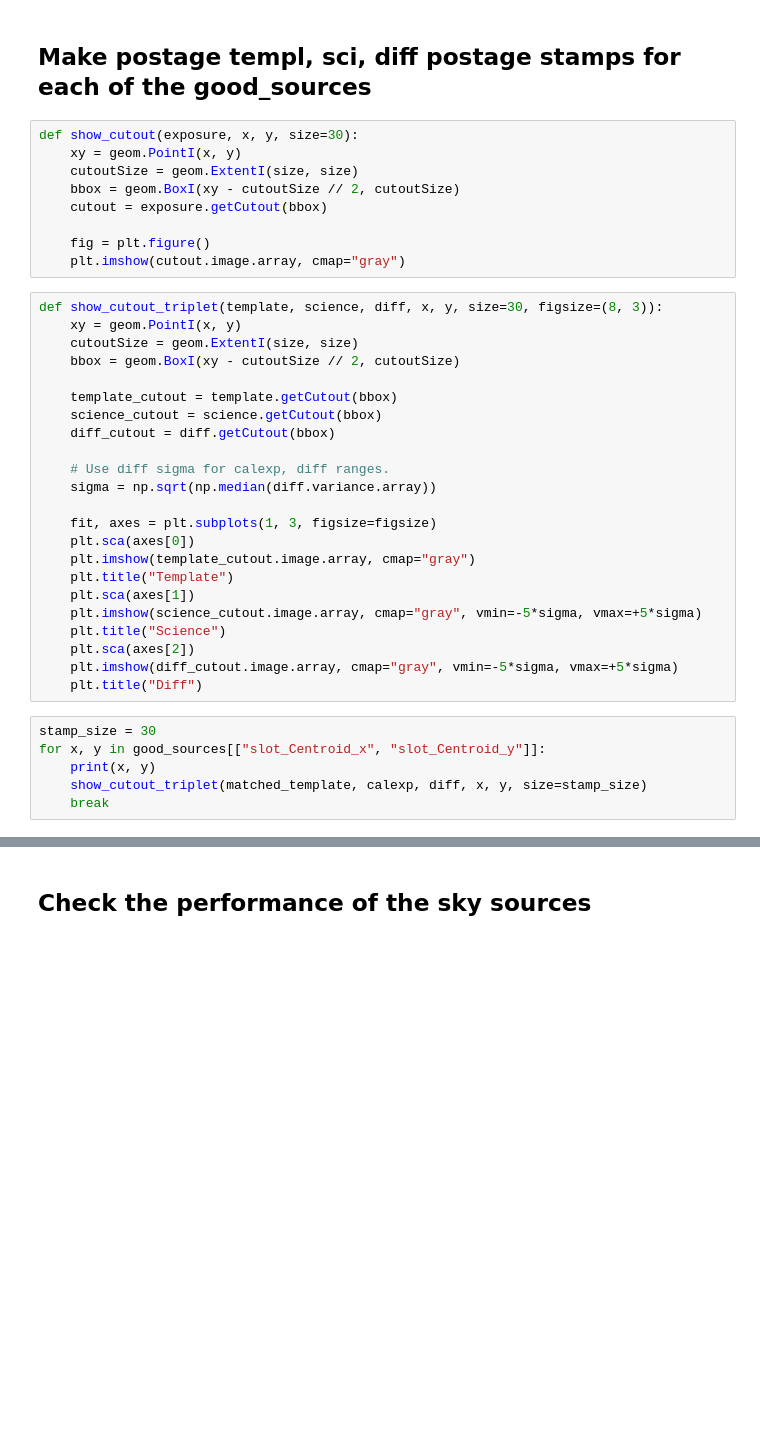
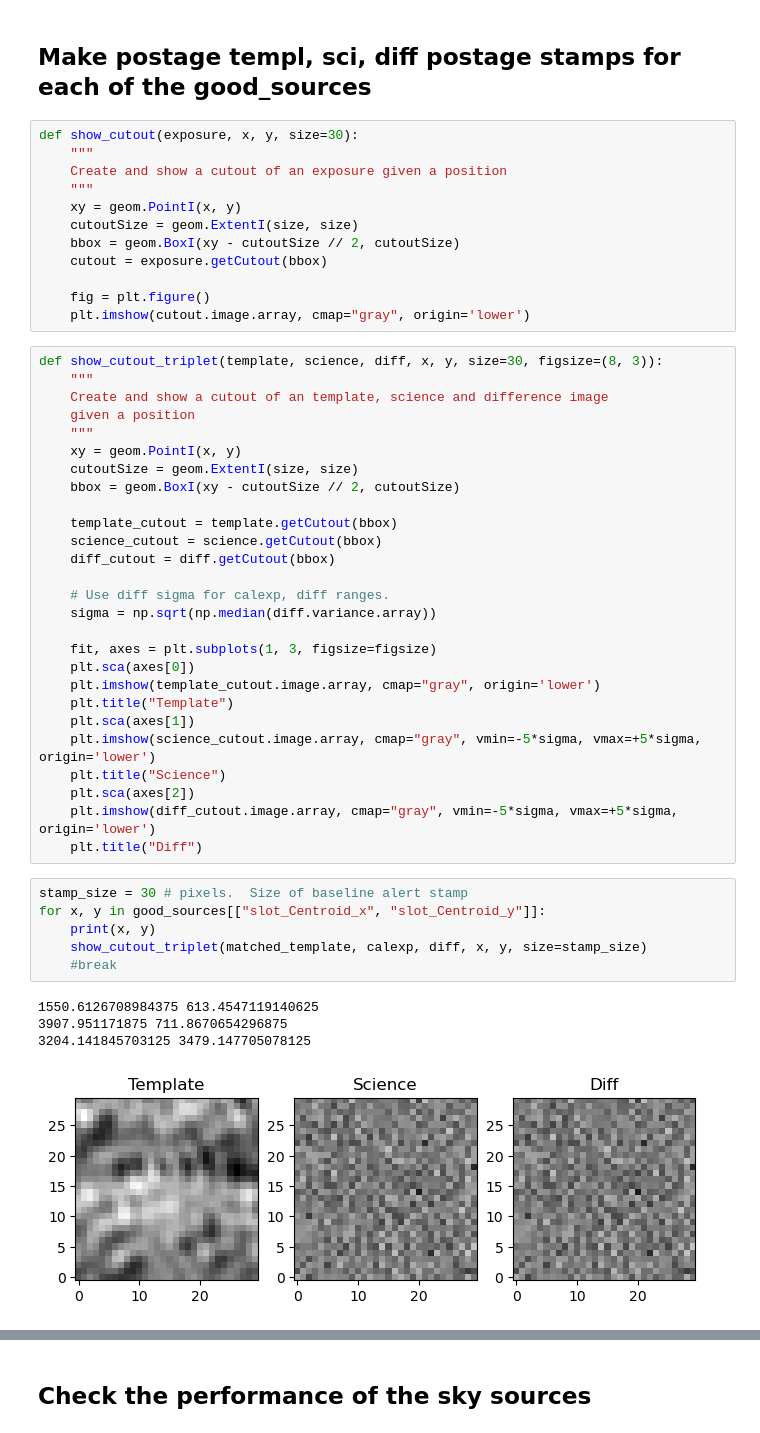
Before and after one commit to wmwv/lsst-sitcom_notebooks-wmwv, a Jupyter notebook: explore_auxtel_latiss_dia.ipynb, the cells around one changed output, grey strips where cells are left out. Saved outputs shown, nothing was run; the diff lists cells and outputs as text; blank space fills up the shorter version.

```diff
--- a/explore_auxtel_latiss_dia.ipynb
+++ b/explore_auxtel_latiss_dia.ipynb
@@ -163,15 +269,22 @@ flags = PIXEL_FLAG_LIST + ["base_PixelFlags_flag"]
 ## Make postage templ, sci, diff postage stamps for each of the good_sources
 # %%
 def show_cutout(exposure, x, y, size=30):
+    """
+    Create and show a cutout of an exposure given a position
+    """
     xy = geom.PointI(x, y)
     cutoutSize = geom.ExtentI(size, size)
     bbox = geom.BoxI(xy - cutoutSize // 2, cutoutSize)
     cutout = exposure.getCutout(bbox)
 
     fig = plt.figure()
-    plt.imshow(cutout.image.array, cmap="gray")
+    plt.imshow(cutout.image.array, cmap="gray", origin='lower')
 # %%
 def show_cutout_triplet(template, science, diff, x, y, size=30, figsize=(8, 3)):
+    """
+    Create and show a cutout of an template, science and difference image
+    given a position
+    """
     xy = geom.PointI(x, y)
     cutoutSize = geom.ExtentI(size, size)
     bbox = geom.BoxI(xy - cutoutSize // 2, cutoutSize)
@@ -185,17 +298,22 @@ def show_cutout_triplet(template, science, diff, x, y, size=30, figsize=(8, 3)):
 
     fit, axes = plt.subplots(1, 3, figsize=figsize)
     plt.sca(axes[0])
-    plt.imshow(template_cutout.image.array, cmap="gray")
+    plt.imshow(template_cutout.image.array, cmap="gray", origin='lower')
     plt.title("Template")
     plt.sca(axes[1])
-    plt.imshow(science_cutout.image.array, cmap="gray", vmin=-5*sigma, vmax=+5*sigma)
+    plt.imshow(science_cutout.image.array, cmap="gray", vmin=-5*sigma, vmax=+5*sigma, origin='lower')
     plt.title("Science")
     plt.sca(axes[2])
-    plt.imshow(diff_cutout.image.array, cmap="gray", vmin=-5*sigma, vmax=+5*sigma)
+    plt.imshow(diff_cutout.image.array, cmap="gray", vmin=-5*sigma, vmax=+5*sigma, origin='lower')
     plt.title("Diff")
 # %%
-stamp_size = 30
+stamp_size = 30 # pixels.  Size of baseline alert stamp
 for x, y in good_sources[["slot_Centroid_x", "slot_Centroid_y"]]:
     print(x, y)
     show_cutout_triplet(matched_template, calexp, diff, x, y, size=stamp_size)
-    break
+    #break
+# %% [output]
+1550.6126708984375 613.4547119140625
+3907.951171875 711.8670654296875
+3204.141845703125 3479.147705078125
+[figure, added]
```
Also changed, not shown: parts of 20 cells of this notebook.
